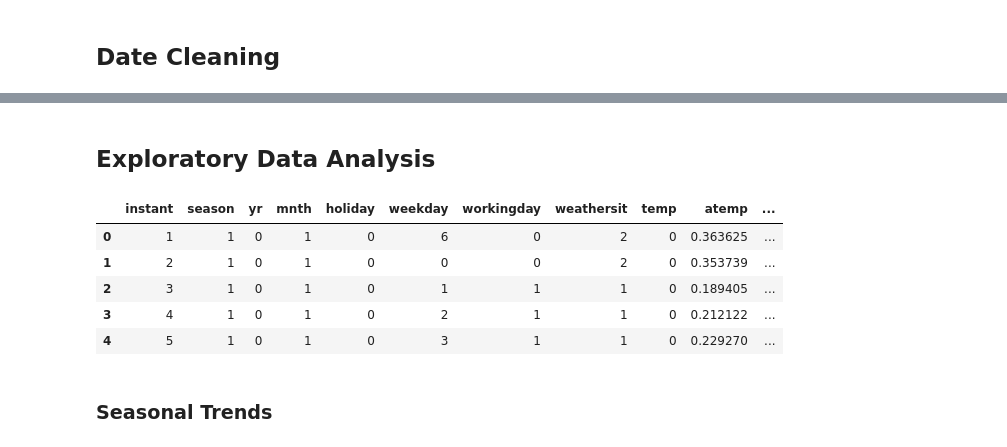
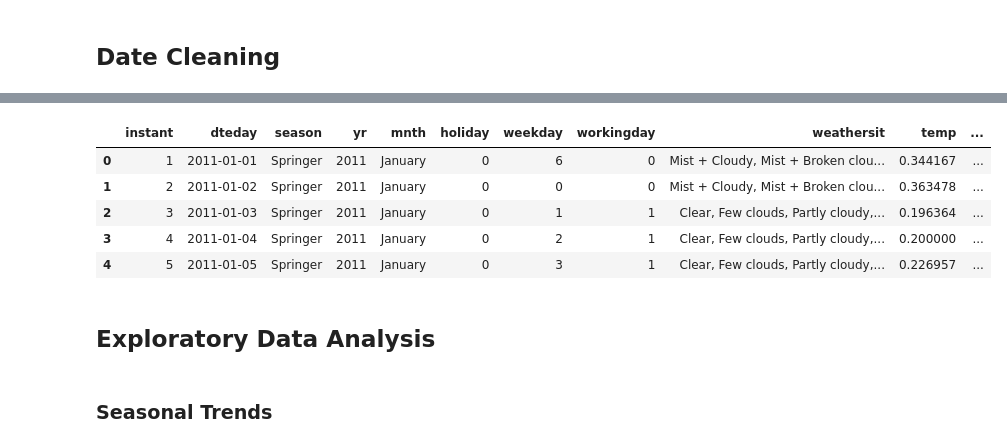
Before and after one commit to cukiprit/Submission-Dicoding-Data-Analysis, a Jupyter notebook: main.ipynb, the cells around one changed output, grey strips where cells are left out. Cells and saved outputs as stored; diff of their text form; code cells hidden in the pictures.

```diff
--- a/main.ipynb
+++ b/main.ipynb
@@ -164,17 +182,18 @@ month = {
 }
 
 categorical_df["mnth"] = categorical_df["mnth"].map(month)
+# %%
+categorical_df.head()
+# %% [output]
+|  | instant | dteday | season | yr | mnth | holiday | weekday | workingday | weathersit | temp | ... |
+| 0 | 1 | 2011-01-01 | Springer | 2011 | January | 0 | 6 | 0 | Mist + Cloudy, Mist + Broken clou... | 0.344167 | ... |
+| 1 | 2 | 2011-01-02 | Springer | 2011 | January | 0 | 0 | 0 | Mist + Cloudy, Mist + Broken clou... | 0.363478 | ... |
+| 2 | 3 | 2011-01-03 | Springer | 2011 | January | 0 | 1 | 1 | Clear, Few clouds, Partly cloudy,... | 0.196364 | ... |
+| 3 | 4 | 2011-01-04 | Springer | 2011 | January | 0 | 2 | 1 | Clear, Few clouds, Partly cloudy,... | 0.200000 | ... |
+| 4 | 5 | 2011-01-05 | Springer | 2011 | January | 0 | 3 | 1 | Clear, Few clouds, Partly cloudy,... | 0.226957 | ... |
 # %% [markdown]
 ## Exploratory Data Analysis
 # %%
 numerical_data = day_df.select_dtypes(include=[np.number])
-numerical_data.head()
-# %% [output]
-|  | instant | season | yr | mnth | holiday | weekday | workingday | weathersit | temp | atemp | ... |
-| 0 | 1 | 1 | 0 | 1 | 0 | 6 | 0 | 2 | 0 | 0.363625 | ... |
-| 1 | 2 | 1 | 0 | 1 | 0 | 0 | 0 | 2 | 0 | 0.353739 | ... |
-| 2 | 3 | 1 | 0 | 1 | 0 | 1 | 1 | 1 | 0 | 0.189405 | ... |
-| 3 | 4 | 1 | 0 | 1 | 0 | 2 | 1 | 1 | 0 | 0.212122 | ... |
-| 4 | 5 | 1 | 0 | 1 | 0 | 3 | 1 | 1 | 0 | 0.229270 | ... |
 # %% [markdown]
 ### Seasonal Trends
```
Also changed, not shown: parts of 7 cells of this notebook.
